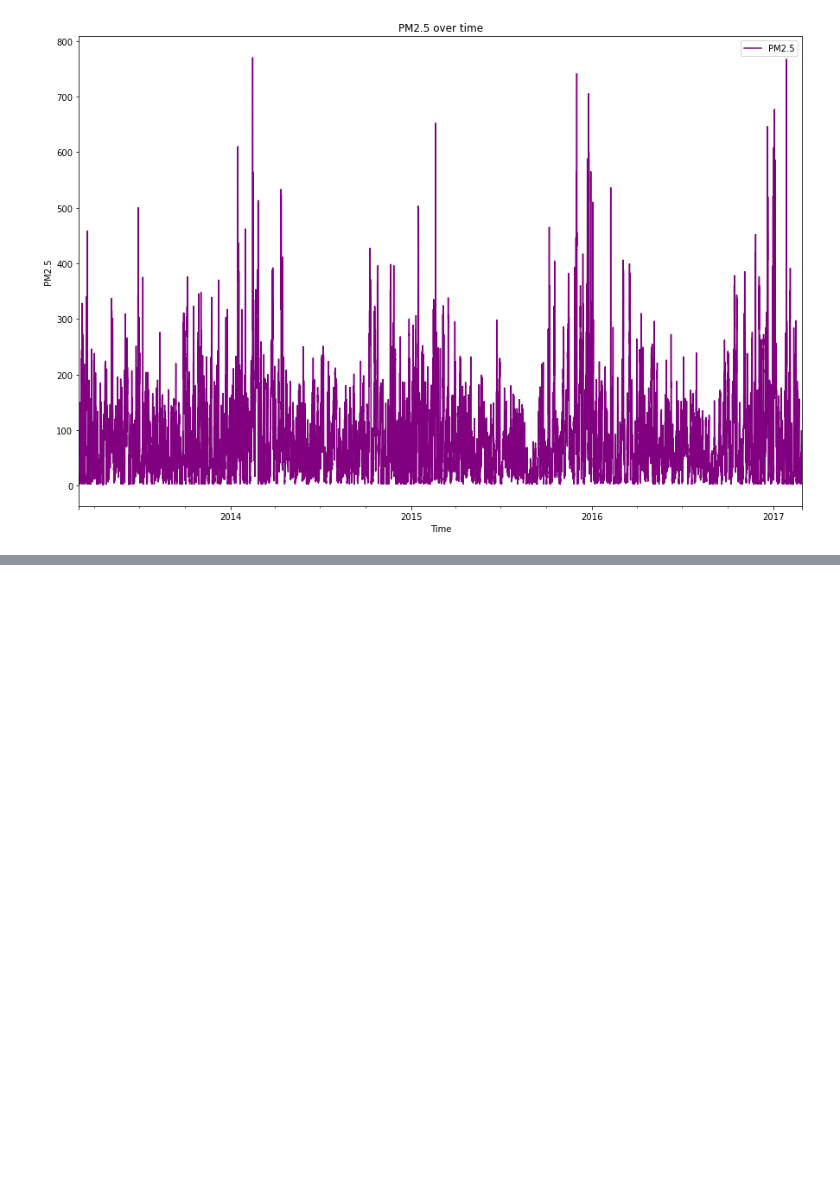
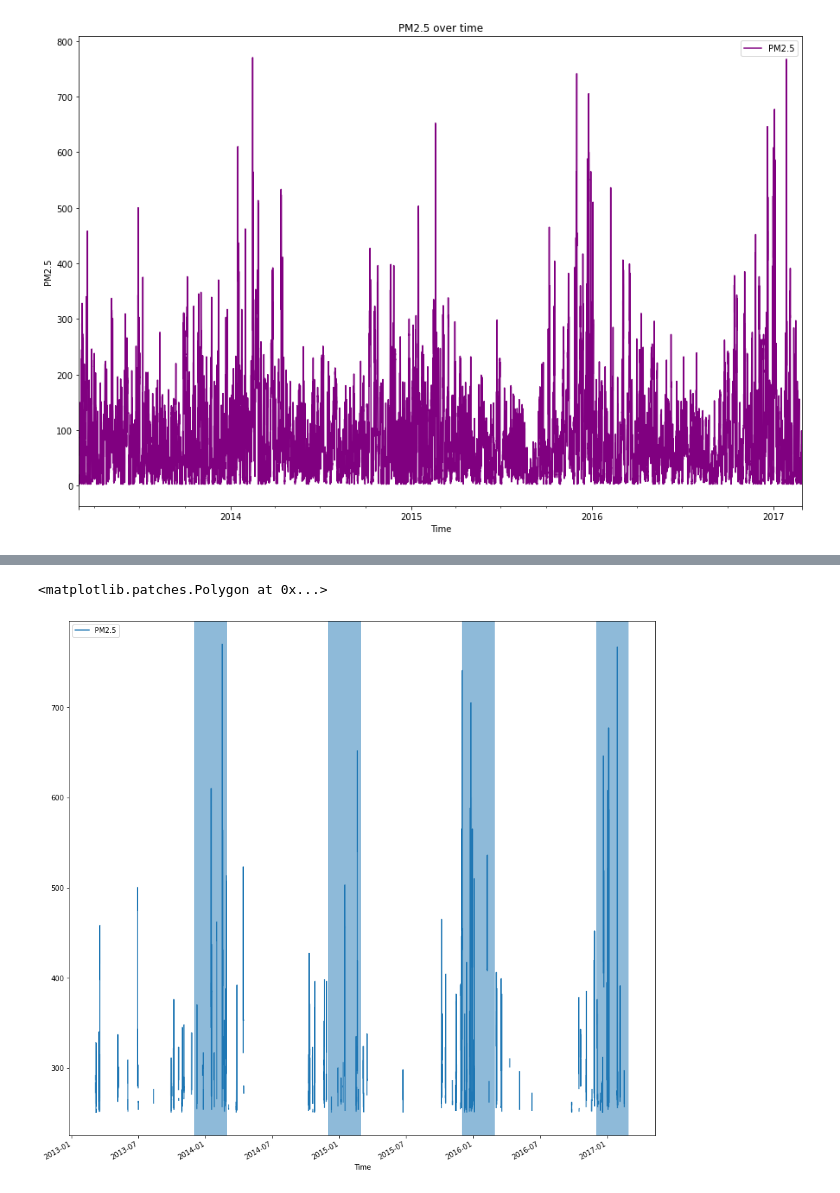
Before and after one commit to jonvis23/Air-Quality-Forecasting, a Jupyter notebook: notebook.ipynb, the cells around one changed output, grey strips where cells are left out. Drawn from its saved outputs; the diff is of its cells as text; code cells hidden in the pictures; blank space fills up the shorter version.

```diff
--- a/notebook.ipynb
+++ b/notebook.ipynb
@@ -200,0 +256,10 @@ plt.show()
+# %%
+datadanger = data[data>250].sort_values(by = 'PM2.5', ascending = False)
+datadanger.plot(figsize = (15, 15))
+plt.axvspan(xmin = '2013-12-01', xmax = '2014-02-28', alpha = 0.5)
+plt.axvspan(xmin = '2014-12-01', xmax = '2015-02-28', alpha = 0.5)
+plt.axvspan(xmin = '2015-12-01', xmax = '2016-02-28', alpha = 0.5)
+plt.axvspan(xmin = '2016-12-01', xmax = '2017-02-28', alpha = 0.5)
+# %% [output]
+<matplotlib.patches.Polygon at 0x...>
+[figure, added]
```
Also changed, not shown: parts of 22 cells of this notebook.
